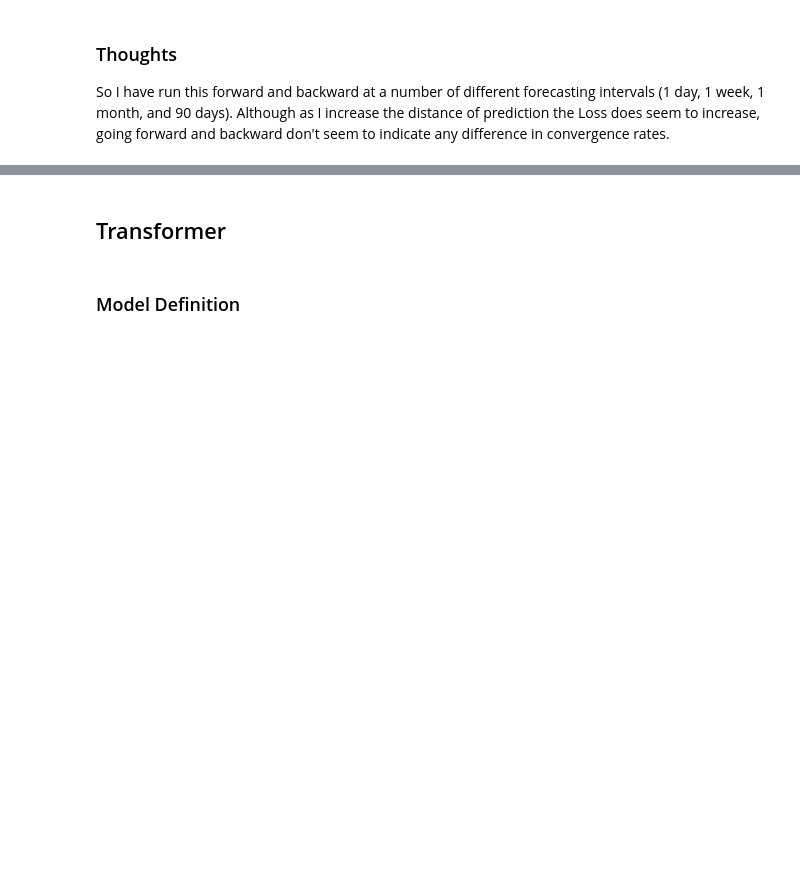
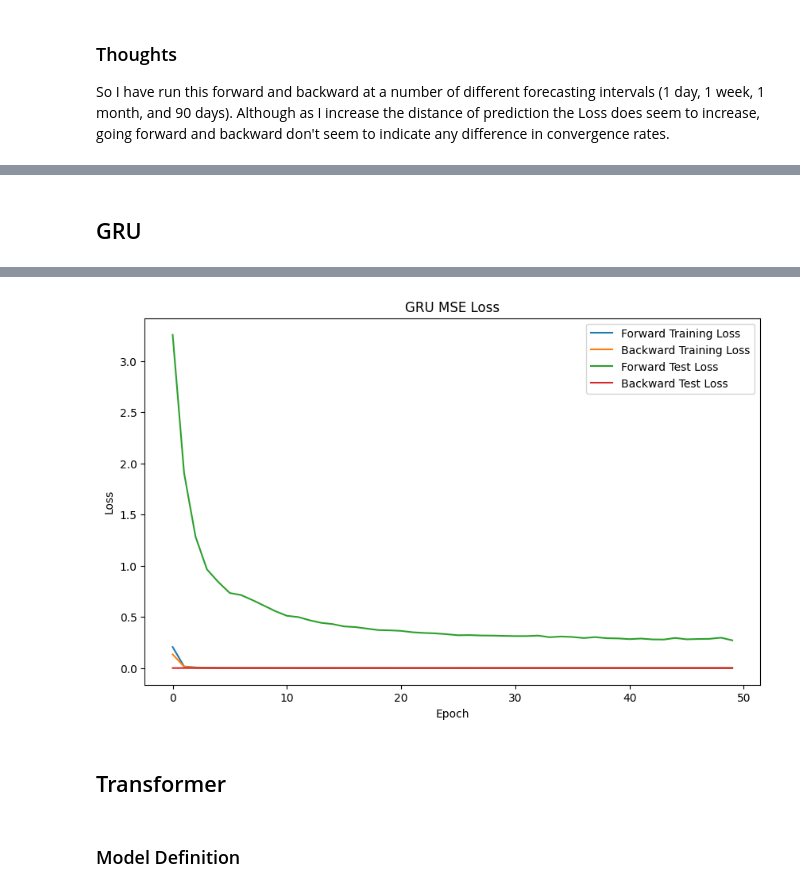
Before and after one commit to ChrisGuarino/PastPredict, a Jupyter notebook: chris/experiment_1.ipynb, the cells around one changed output, grey strips where cells are left out. Saved outputs shown, nothing was run; the diff lists cells and outputs as text; code cells hidden in the pictures; blank space fills up the shorter version.

```diff
--- a/chris/experiment_1.ipynb
+++ b/chris/experiment_1.ipynb
@@ -252,0 +331,2 @@ So I have run this forward and backward at a number of different forecasting int
+# %% [markdown]
+## GRU
@@ -252,0 +347,42 @@ So I have run this forward and backward at a number of different forecasting int
+# %%
+# LSTM Model Initialization and Training
+
+#Forward
+lstm_model = GRUModel(input_size=6, hidden_size=20, output_size=1).to(device)
+optimizer = optim.Adam(lstm_model.parameters(), lr=0.001)
+
+loss_values_fwd_train, loss_values_fwd_test = training_loop(
+    num_epochs=num_epochs,
+    device=device,
+    optimizer=optimizer,
+    criterion=criterion,
+    model=lstm_model,
+    train_loader=train_loader_fwd,
+    test_loader=test_loader_fwd
+)
+
+#Backward
+lstm_model = GRUModel(input_size=6, hidden_size=20, output_size=1).to(device)
+optimizer = optim.Adam(lstm_model.parameters(), lr=0.001)
+
+loss_values_bkwd_train, loss_values_bkwd_test = training_loop(
+    num_epochs=num_epochs,
+    device=device,
+    optimizer=optimizer,
+    criterion=criterion,
+    model=lstm_model,
+    train_loader=train_loader_bkwd,
+    test_loader=test_loader_bkwd
+)
+
+plt.figure(figsize=(10, 6))
+plt.plot(loss_values_fwd_train, label='Forward Training Loss')
+plt.plot(loss_values_bkwd_train, label='Backward Training Loss')
+plt.plot(loss_values_fwd_test, label='Forward Test Loss')
+plt.plot(loss_values_bkwd_test, label='Backward Test Loss')
+plt.xlabel('Epoch')
+plt.ylabel('Loss')
+plt.title('GRU MSE Loss')
+plt.legend()
+plt.show()
+# %% [output]
@@ -253,3 +406,4 @@ So I have run this forward and backward at a number of different forecasting int
+[figure, added]
 # %% [markdown]
 ## Transformer
 # %% [markdown]
```
Also changed, not shown: parts of 13 cells of this notebook.
